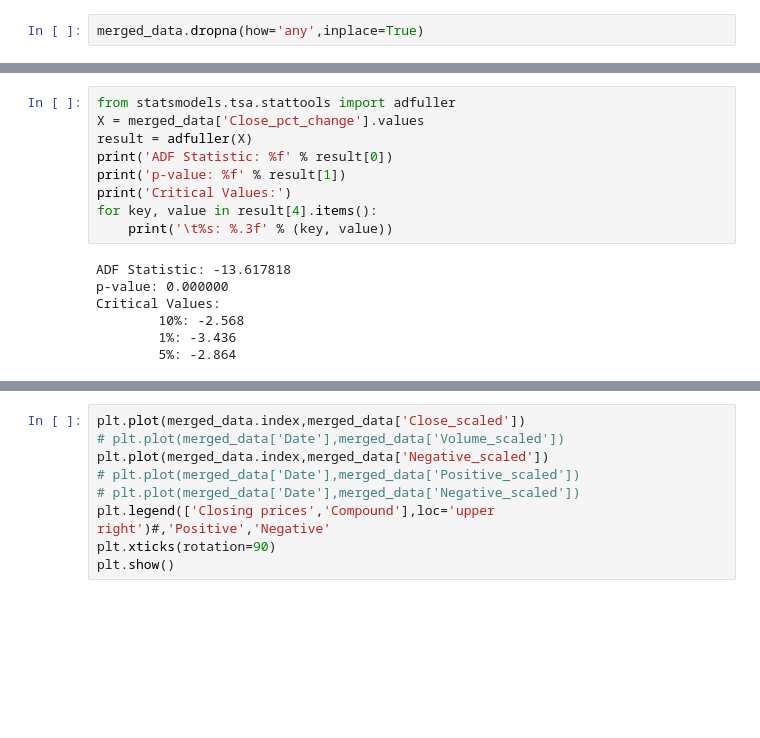
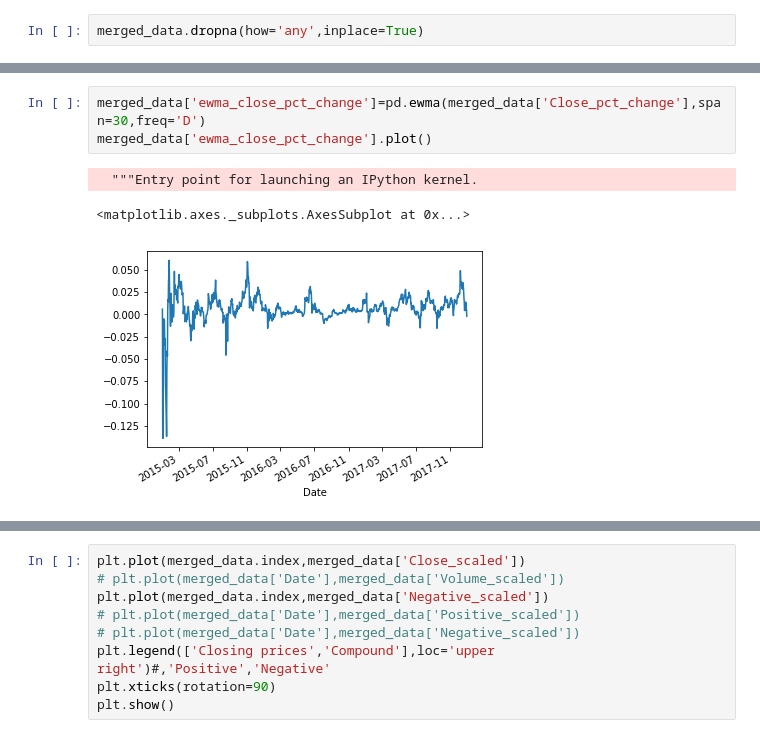
Before and after one commit to akkiannu/Predicting-Price-of-Bitcoin, a Jupyter notebook: data_gathering/project_akshay.ipynb, the cells around one changed output, grey strips where cells are left out. Saved outputs shown, nothing was run; the diff lists cells and outputs as text; blank space fills up the shorter version.

```diff
--- a/data_gathering/project_akshay.ipynb
+++ b/data_gathering/project_akshay.ipynb
@@ -467,19 +445,10 @@ variance1=0.009570, variance2=0.002145
-# %%
-from statsmodels.tsa.stattools import adfuller
-X = merged_data['Close_pct_change'].values
-result = adfuller(X)
-print('ADF Statistic: %f' % result[0])
-print('p-value: %f' % result[1])
-print('Critical Values:')
-for key, value in result[4].items():
-    print('\t%s: %.3f' % (key, value))
-# %% [output]
-ADF Statistic: -13.617818
-p-value: 0.000000
-Critical Values:
-        10%: -2.568
-        1%: -3.436
-        5%: -2.864
+# %%
+merged_data['ewma_close_pct_change']=pd.ewma(merged_data['Close_pct_change'],span=30,freq='D')
+merged_data['ewma_close_pct_change'].plot()
+# %% [output]
+  """Entry point for launching an IPython kernel.
+<matplotlib.axes._subplots.AxesSubplot at 0x...>
+[figure, added]
 # %%
 merged_data['Compound_scaled'].hist()
 # %% [output]
```
Also changed, not shown: parts of 43 cells of this notebook.
